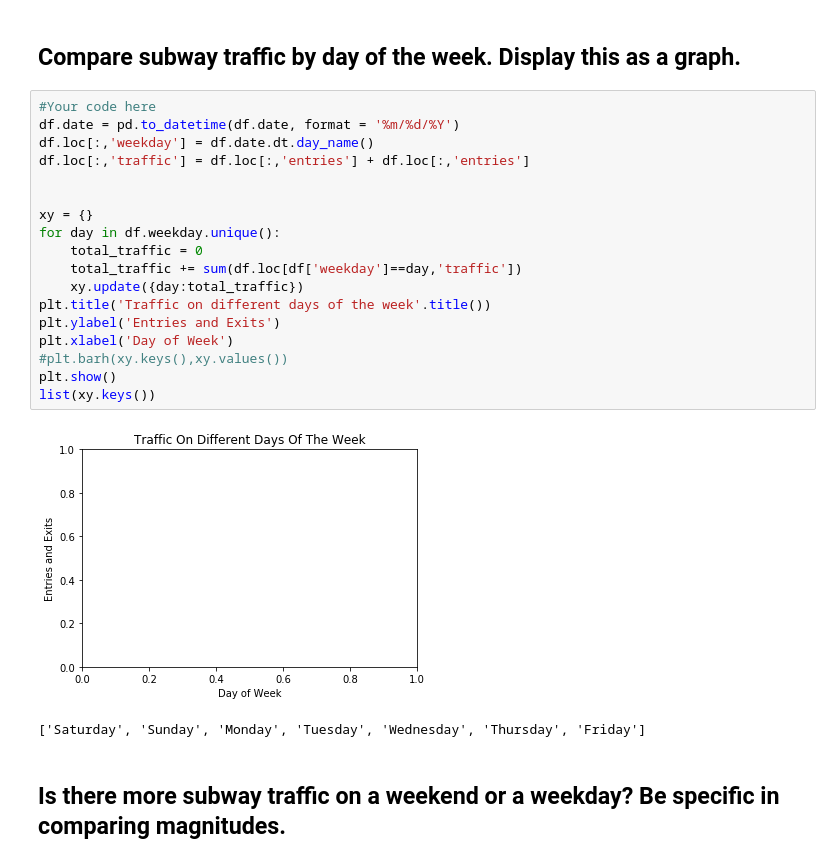
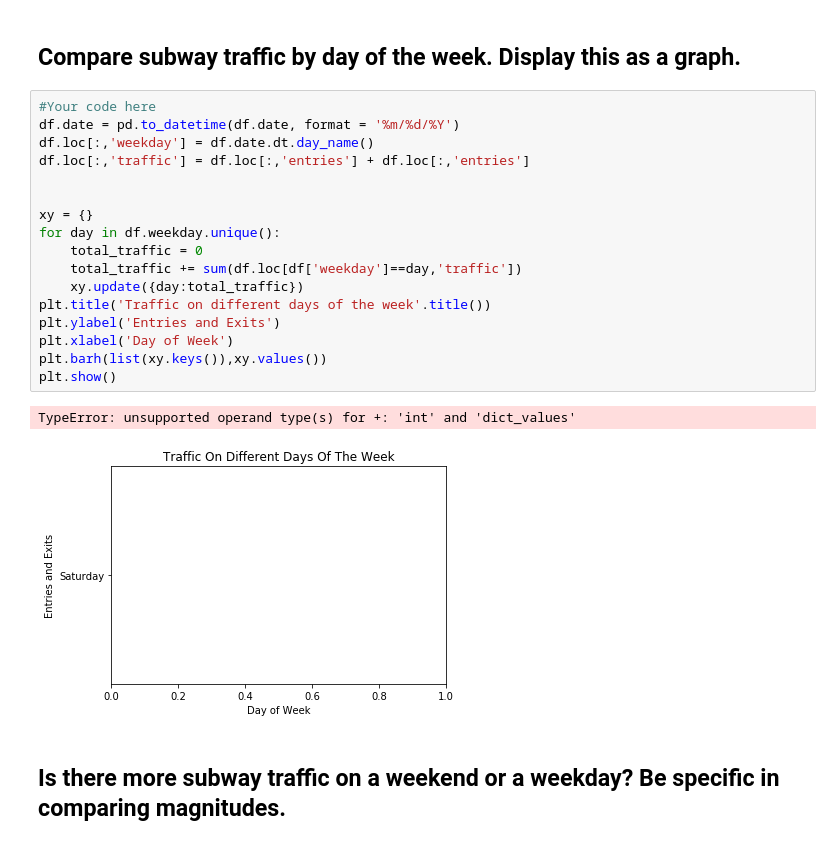
Before and after one commit to georgewillben/dsc-0-03-08-understanding-pandas-series-and-dataframes-lab-online-ds-pt-100118, a Jupyter notebook: index.ipynb, the cells around one changed output. Saved outputs shown, nothing was run; the diff lists cells and outputs as text.

```diff
--- a/index.ipynb
+++ b/index.ipynb
@@ -115,24 +115,23 @@ Index(['linename', 'c/a', 'unit', 'scp', 'station', 'division', 'date', 'time',
 # %%
 #Your code here
 df.date = pd.to_datetime(df.date, format = '%m/%d/%Y')
 df.loc[:,'weekday'] = df.date.dt.day_name()
 df.loc[:,'traffic'] = df.loc[:,'entries'] + df.loc[:,'entries']
 
 
 xy = {}
 for day in df.weekday.unique():
     total_traffic = 0
     total_traffic += sum(df.loc[df['weekday']==day,'traffic'])
     xy.update({day:total_traffic})
 plt.title('Traffic on different days of the week'.title())
 plt.ylabel('Entries and Exits')
 plt.xlabel('Day of Week')
-#plt.barh(xy.keys(),xy.values())
+plt.barh(list(xy.keys()),xy.values())
 plt.show()
-list(xy.keys())
 # %% [output]
+TypeError: unsupported operand type(s) for +: 'int' and 'dict_values'
-[figure, old version]
+[figure, new version]
-['Saturday', 'Sunday', 'Monday', 'Tuesday', 'Wednesday', 'Thursday', 'Friday']
 # %% [markdown]
 ## Is there more subway traffic on a weekend or a weekday?    Be specific in comparing magnitudes.
 # %%
```
